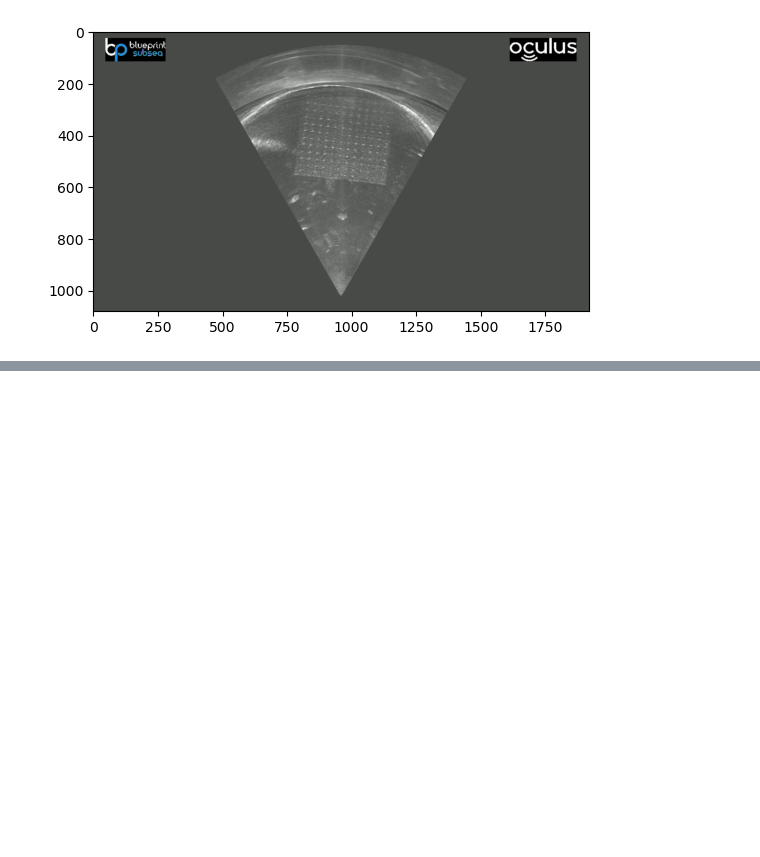
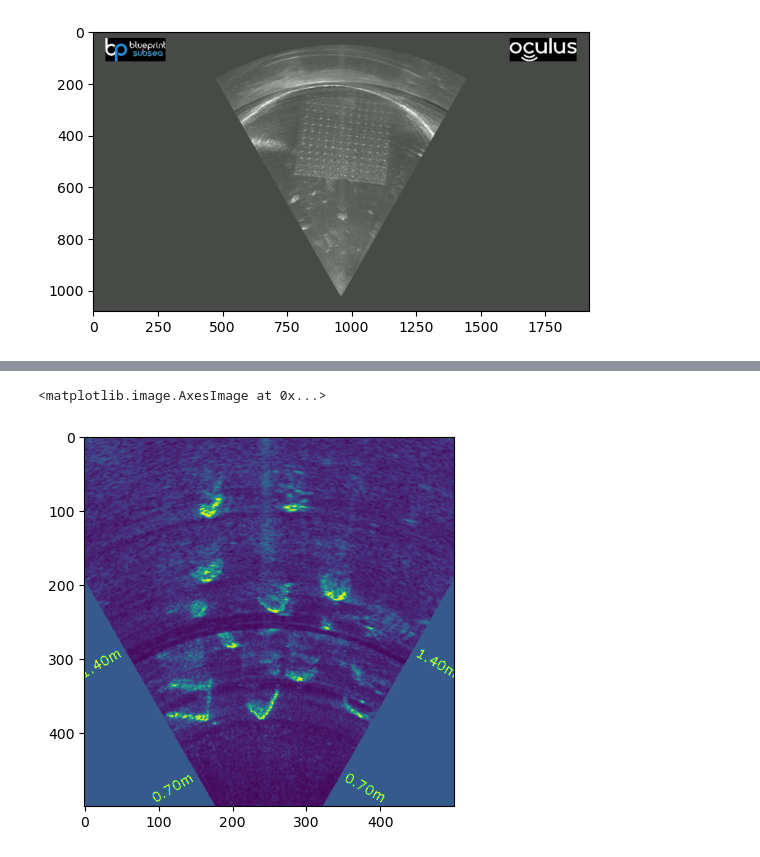
Before and after one commit to ychen921/Sonar-Image-Registration, a Jupyter notebook: scripts/preprocess_test.ipynb, the cells around one changed output, grey strips where cells are left out. Drawn from its saved outputs; the diff is of its cells as text; code cells hidden in the pictures; blank space fills up the shorter version.

```diff
--- a/scripts/preprocess_test.ipynb
+++ b/scripts/preprocess_test.ipynb
@@ -18,0 +19,9 @@ plt.imshow(crop_img)
+# %%
+pro_img_path = r"/home/ychen921/808E/final_project/Dataset/Set1/8.png"
+pro_img = cv2.imread(pro_img_path)
+pro_img = cv2.cvtColor(pro_img, cv2.COLOR_BGR2GRAY)
+# pro_img = pro_img[:,:,::-1]
+plt.imshow(pro_img)
+# %% [output]
+<matplotlib.image.AxesImage at 0x...>
+[figure, added]
```
Also changed, not shown: parts of 2 cells of this notebook, 3 other files.
